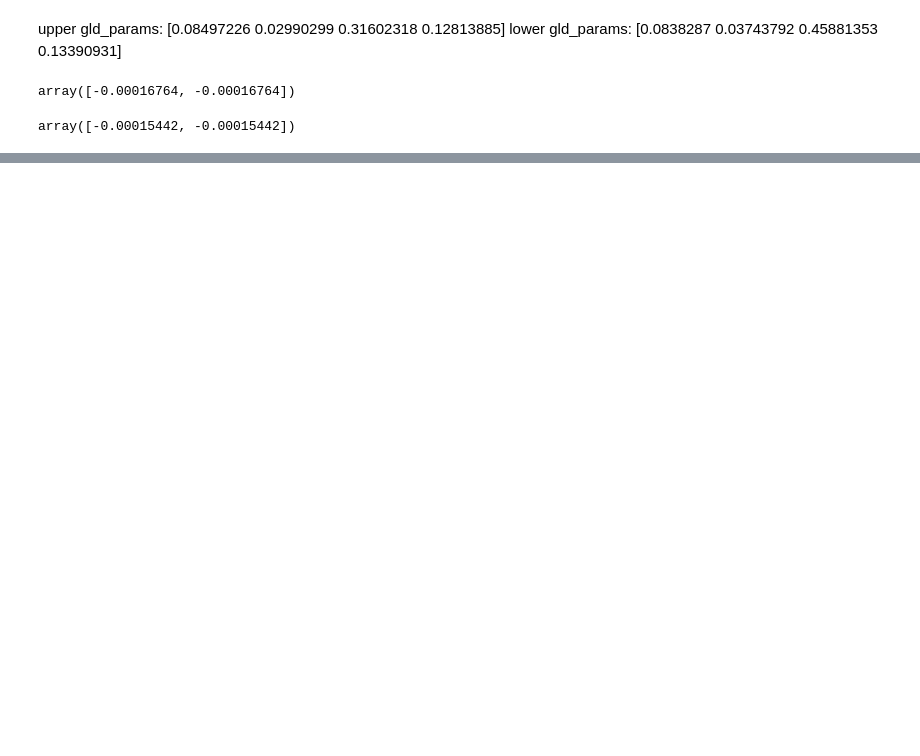
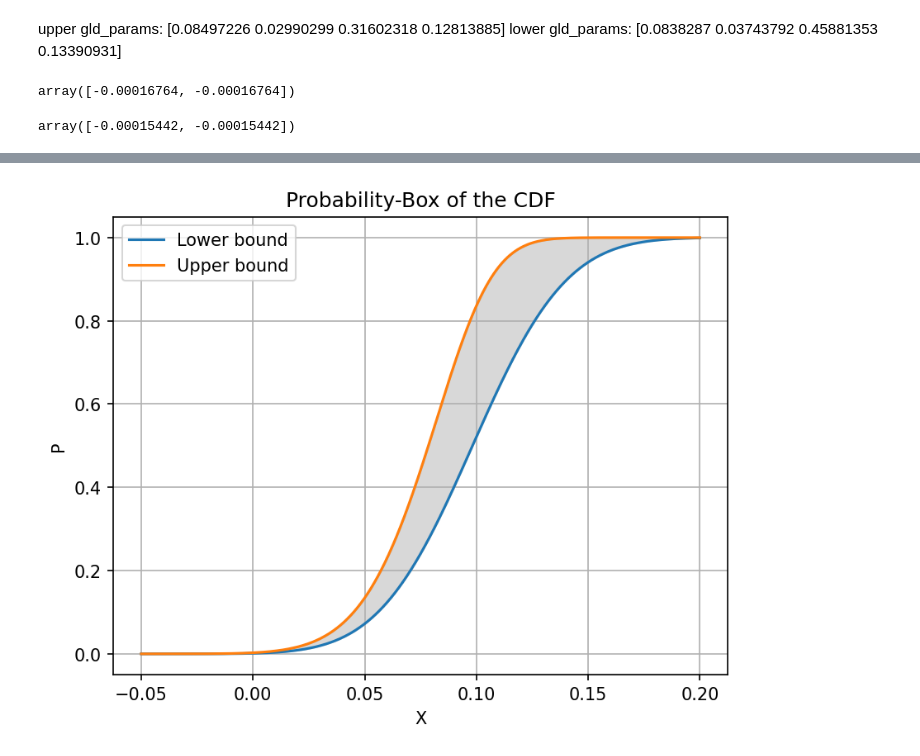
Before and after one commit to Kramer84/otaf, a Jupyter notebook: notebooks/OptimizationBasedModels/Modele1.5D_Auto_Optim_CMC.ipynb, the cells around one changed output, grey strips where cells are left out. Saved outputs shown, nothing was run; the diff lists cells and outputs as text; code cells hidden in the pictures; blank space fills up the shorter version.

```diff
--- a/notebooks/OptimizationBasedModels/Modele1.5D_Auto_Optim_CMC.ipynb
+++ b/notebooks/OptimizationBasedModels/Modele1.5D_Auto_Optim_CMC.ipynb
@@ -539,0 +544,7 @@ otaf.plotting.plot_gld_pbox_cdf(gld, gld_low, gld_up, np.linspace(-0.05,0.2,1000
+# %%
+# When max/min-imizing Pf at 0.05 value for X
+gld_up = [0.08346187, 0.03217088, 0.38400048, 0.12266968]
+gld_low = [0.09818063, 0.04558461, 0.50113651, 0.14144556]
+otaf.plotting.plot_gld_pbox_cdf(gld, gld_low, gld_up, np.linspace(-0.05,0.2,1000))
+# %% [output]
+[figure, added]
```
Also changed, not shown: parts of 11 cells of this notebook.
